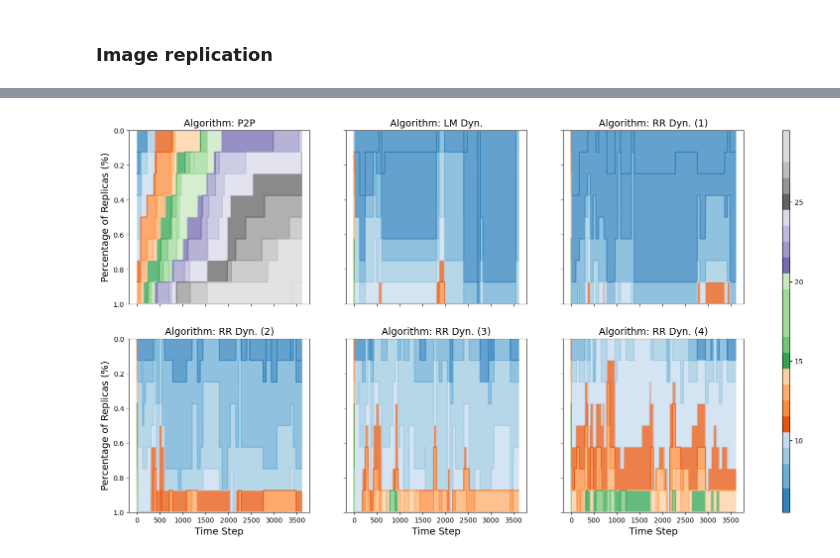
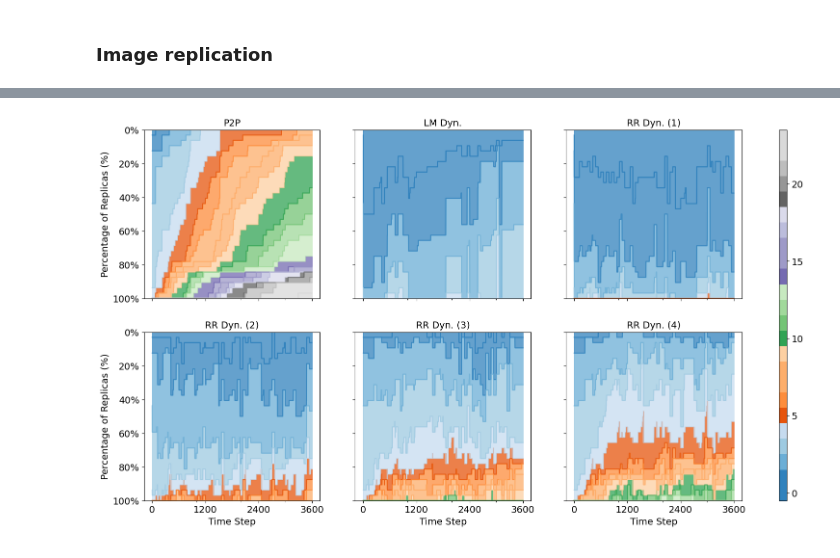
Before and after one commit to lucasroges/dynamic-registry-provisioning, a Jupyter notebook: analysis.ipynb, the cells around one changed output, grey strips where cells are left out. Saved outputs shown, nothing was run; the diff lists cells and outputs as text; code cells hidden in the pictures.

```diff
--- a/analysis.ipynb
+++ b/analysis.ipynb
@@ -619,7 +648,7 @@ disk_utilization_table_latex_string = disk_utilization_table.to_latex(
     index=True,
     escape=True,
     header=False,
-    label="tab:latency",
+    label="tab:disk-utilization",
     column_format="lcccc",
     caption="Mean disk utilization per edge server and time step in MiB (Equation~\\ref{eq:minimize-storage}).",
     float_format="{:0.2f}".format
@@ -648,17 +677,17 @@ def sizeof_fmt(x, pos):
 fig, ax = plt.subplots(2, 2, figsize=(10, 10), sharex=True, sharey=True)
 
 for counter, (key, server_data) in enumerate(server_data_dfs.items()):
-    server_data[1].plot(ax=ax[counter // 2][counter % 2], legend=False)
+    server_data[1].plot(ax=ax[counter // 2][counter % 2], legend=False, xticks=range(0, last_step + 1, 1200))
     customize_chart(
         ax[counter // 2][counter % 2],
-        xlabel={"xlabel":"Time Step","fontdict":font_dict},
-        ylabel={"ylabel":"Disk Utilization (MiB)","fontdict":font_dict},
-        title={"label":f"Scenario: {key}","fontdict":font_dict},
+        xlabel="Time Step",
+        ylabel="Disk Utilization (MiB)",
+        title=key,
     )
     ax[counter // 2][counter % 2].yaxis.set_major_formatter(mticker.FuncFormatter(sizeof_fmt))
 
 handles, _ = plt.gca().get_legend_handles_labels()
-fig.legend(handles, algorithm_labels, loc='center', ncols=4, bbox_to_anchor=(0.5, 0.5))
+fig.legend(handles, algorithm_labels, loc='center', ncols=5, bbox_to_anchor=(0.5, 0.505))
 plt.subplots_adjust(hspace=0.3)
 
 plt.savefig(f"{base_dir}/disk_utilization.pdf", bbox_inches='tight')
@@ -675,11 +704,9 @@ for counter, (key, registry_data) in enumerate(registry_data_dfs.items()):
     ax[counter // 2][counter % 2].boxplot(registry_usage_df["Values"])
     customize_chart(
         ax[counter // 2][counter % 2],
-        xticklabels={"labels": ax[counter // 2][counter % 2].get_xticks(), "fontdict": font_dict},
-        xlabel={"xlabel":"Algorithm","fontdict":font_dict},
-        yticklabels={"labels": ax[counter // 2][counter % 2].get_yticks(), "fontdict": font_dict},
-        ylabel={"ylabel":"Percentage of Time Active (%)","fontdict":font_dict},
-        title={"label":f"Scenario: {key}","fontdict":font_dict},
+        xlabel="Algorithm",
+        ylabel="Percentage of Time Active (%)",
+        title=key,
     )
     ax[counter // 2][counter % 2].yaxis.set_major_formatter(mticker.PercentFormatter(xmax=1, decimals=0))
 
@@ -691,7 +718,7 @@ plt.savefig(f"{base_dir}/active_registries.pdf", bbox_inches='tight')
 # %% [markdown]
 ### Image replication
 # %%
-target_variation = "nodes=100;unique_images=08"
+target_variation = "nodes=100;unique_images=32"
 
 image_replication_data = [
     get_image_replication_data(log, target_variation) for log in logs[3:]
@@ -729,22 +756,25 @@ headers
 # %%
 # plot stacked area chart for each algorithm in multiple figures using a single legend
 fig, ax = plt.subplots(2, 3, figsize=(20, 10), sharex=True, sharey=True)
 
 for counter, image_replication_df in enumerate(image_replication_data):
     local_color_map = mpl.colors.ListedColormap(global_colormap.colors[:len(image_replication_df.columns)])
-    image_replication_df.plot.area(ax=ax[counter // 3][counter % 3], legend=False, alpha=0.75, cmap=local_color_map)
+    image_replication_df.plot.area(ax=ax[counter // 3][counter % 3], legend=False, alpha=0.75, cmap=local_color_map, xticks=range(0, last_step + 1, 1200))
     ax[counter // 3][counter % 3].set_ylim([0, 1])
     ax[counter // 3][counter % 3].invert_yaxis()
     customize_chart(
         ax[counter // 3][counter % 3],
-        xlabel={"xlabel":"Time Step","fontdict":font_dict},
-        ylabel={"ylabel":"Percentage of Replicas (%)","fontdict":font_dict},
-        title={"label":f"Algorithm: {algorithm_labels[counter+3]}","fontdict":font_dict},
+        xlabel="Time Step",
+        ylabel="Percentage of Replicas (%)",
+        title=algorithm_labels[counter+3],
     )
+
+# percentage formatter
+ax[0][0].yaxis.set_major_formatter(mticker.PercentFormatter(xmax=1, decimals=0))
 
 # create a single colorbar for all figures
 fig.colorbar(mpl.cm.ScalarMappable(cmap=global_colormap), ax=ax, orientation="vertical", aspect=50, values=header_with_max_length)
 
 plt.savefig(f"{base_dir}/image_replication.pdf", bbox_inches='tight')
 # %% [output]
-[figure, old version]
+[figure, new version]
```
Also changed, not shown: parts of 17 cells of this notebook.
